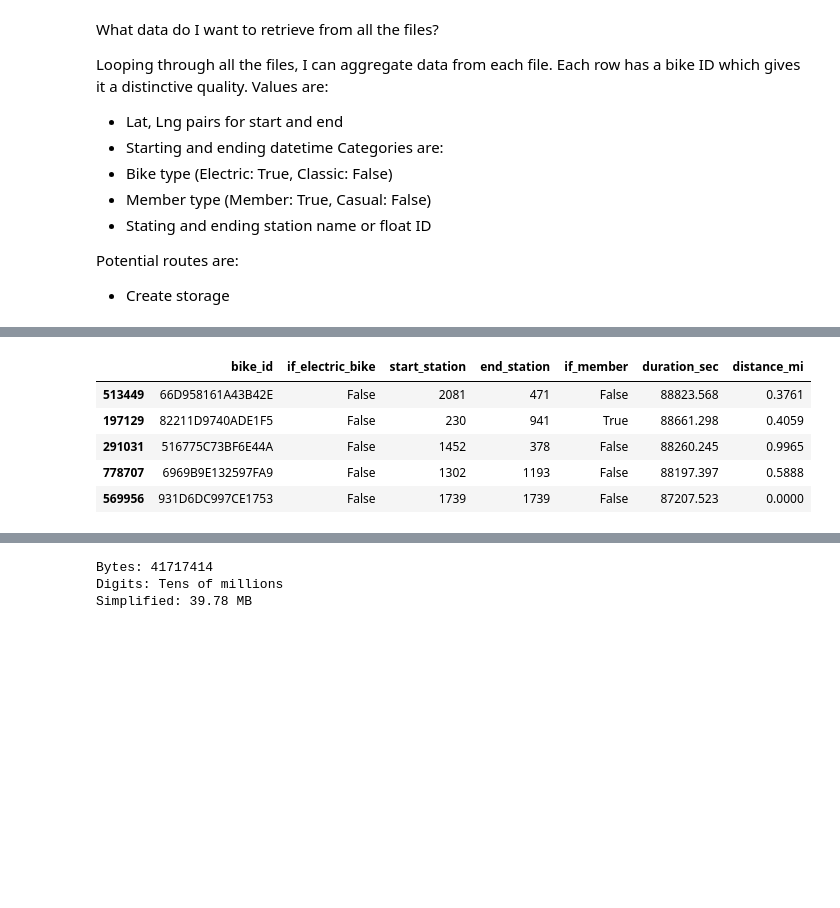
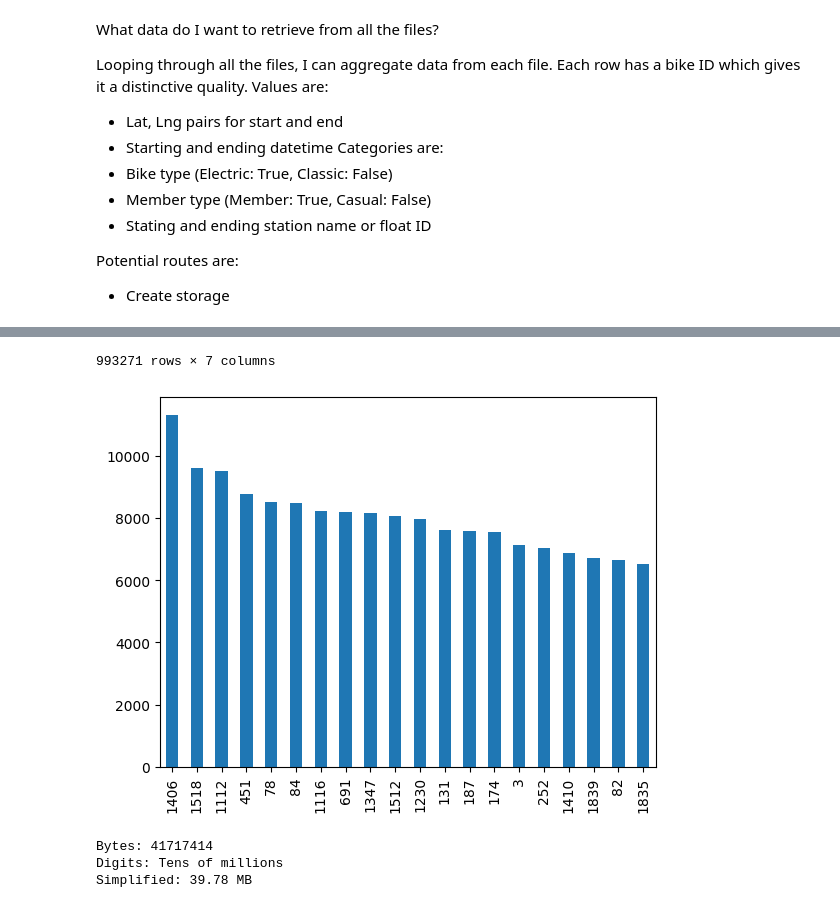
Before and after one commit to Neelka96/CitiBikes, a Jupyter notebook: explorer.ipynb, the cells around one changed output, grey strips where cells are left out. Cells and saved outputs as stored; diff of their text form; code cells hidden in the pictures; blank space fills up the shorter version.

Commit message:
added more algorithmic views to class. honestly deciding whether or not to trash a bunch of stuff as I could very well be going overboard

```diff
--- a/explorer.ipynb
+++ b/explorer.ipynb
@@ -281,5 +268,34 @@ class Features:
                 .merge(self.station_table, how = 'inner', left_on = 'end_station', right_on = 'id')
                 .drop(columns = ['end_station', 'id']).rename(columns = {'name': 'end_station'})
         )
+    def get_distance_per_station(self, df: pd.DataFrame | None = None, agg_func: Callable[[], pd.DataFrame] = pd.Series.sum) -> pd.Series:
+        if df is not None:
+            pass
+        elif df is None:
+            df = self.main_df
+        distance_per_startStation = pd.DataFrame(df.groupby('start_station')['distance_mi'].agg(agg_func))
+        distance_per_endStation = pd.DataFrame(df.groupby('end_station')['distance_mi'].agg(agg_func))
+        distances_per_stations = distance_per_startStation.merge(distance_per_endStation, how = 'inner', left_index = True, right_index = True)
+        distances_per_stations['total_distances'] = distances_per_stations['distance_mi_x'] + distances_per_stations['distance_mi_y']
+        return distances_per_stations.iloc[:, 2]
+
+    def get_station_freq(self, df: pd.DataFrame | None = None):
+        if df is not None:
+            pass
+        elif df is None:
+            df = self.main_df
+        start_station_view = df.groupby('start_station')['bike_id'].count()
+        end_station_view = df.groupby('end_station')['bike_id'].count()
+        view = pd.concat([start_station_view, end_station_view], axis = 1)
+        view.fillna(0, inplace = True)
+        view['station_freq'] = view.iloc[:, 0] + view.iloc[:, 1]
+        return view['station_freq'].astype(int).copy()
+
+    def add_to_csv(self, path: Path, data: list | tuple, time_period: str | int):
+        if path.exists():
+            existing_data = pd.read_csv(path, low_memory = False)
+            existing_data[str(time_period)] = data
+        else:
+            ...
 # %%
 feats = Features(df2)
@@ -292,12 +326,7 @@ feats.merged_stations_table(feats.main_df.sort_values('distance_mi', ascending =
 | 2 | 2E0BF31142BB7C36 | True | True | 1158.212 | 5381.5112 | Schenectady Ave & President St | Bronx WH station |
 | 3 | 2E5F6890B42B2A54 | True | True | 6130.412 | 16.6118 | Marble Hill Ave & W 227 St | 47 St & 3 Ave |
 | 4 | C7E176A9117EBE8E | True | True | 6772.881 | 15.6096 | Grand Concourse & E Mosholu Pkwy S | 14 St & 5 Ave |
-# %%
-feats.main_df.sort_values('duration_sec', ascending = False).head()
-# %% [output]
-|  | bike_id | if_electric_bike | start_station | end_station | if_member | duration_sec | distance_mi |
-| 513449 | 66D958161A43B42E | False | 2081 | 471 | False | 88823.568 | 0.3761 |
-| 197129 | 82211D9740ADE1F5 | False | 230 | 941 | True | 88661.298 | 0.4059 |
-| 291031 | 516775C73BF6E44A | False | 1452 | 378 | False | 88260.245 | 0.9965 |
-| 778707 | 6969B9E132597FA9 | False | 1302 | 1193 | False | 88197.397 | 0.5888 |
-| 569956 | 931D6DC997CE1753 | False | 1739 | 1739 | False | 87207.523 | 0.0000 |
+# %%
+save = feats.get_station_freq()
+save.sort_values(ascending = False).head(20).plot.bar()
+# %% [output]
@@ -304,3 +345,5 @@ feats.main_df.sort_values('duration_sec', ascending = False).head()
+993271 rows × 7 columns
+[figure, added]
 # %%
 size_stmt_from_df(feats.main_df.drop(columns = ['bike_id']))
 # %% [output]
```
Also changed, not shown: parts of 7 cells of this notebook.
